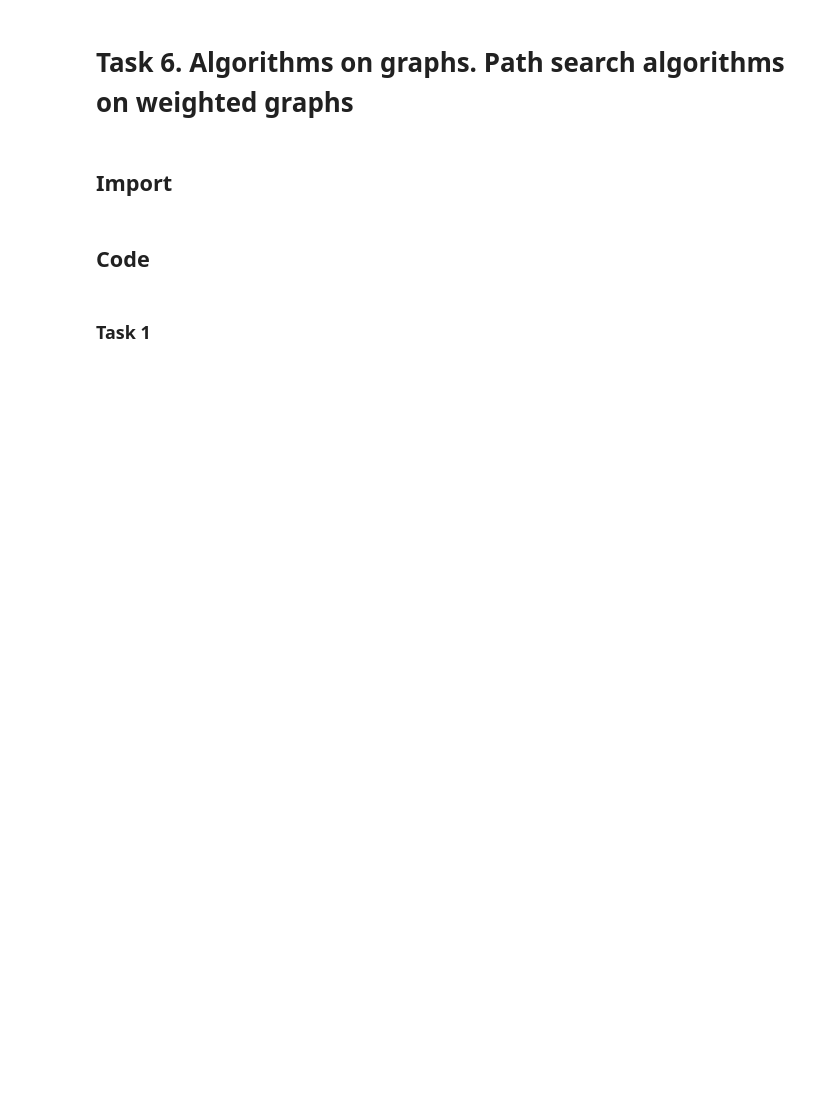
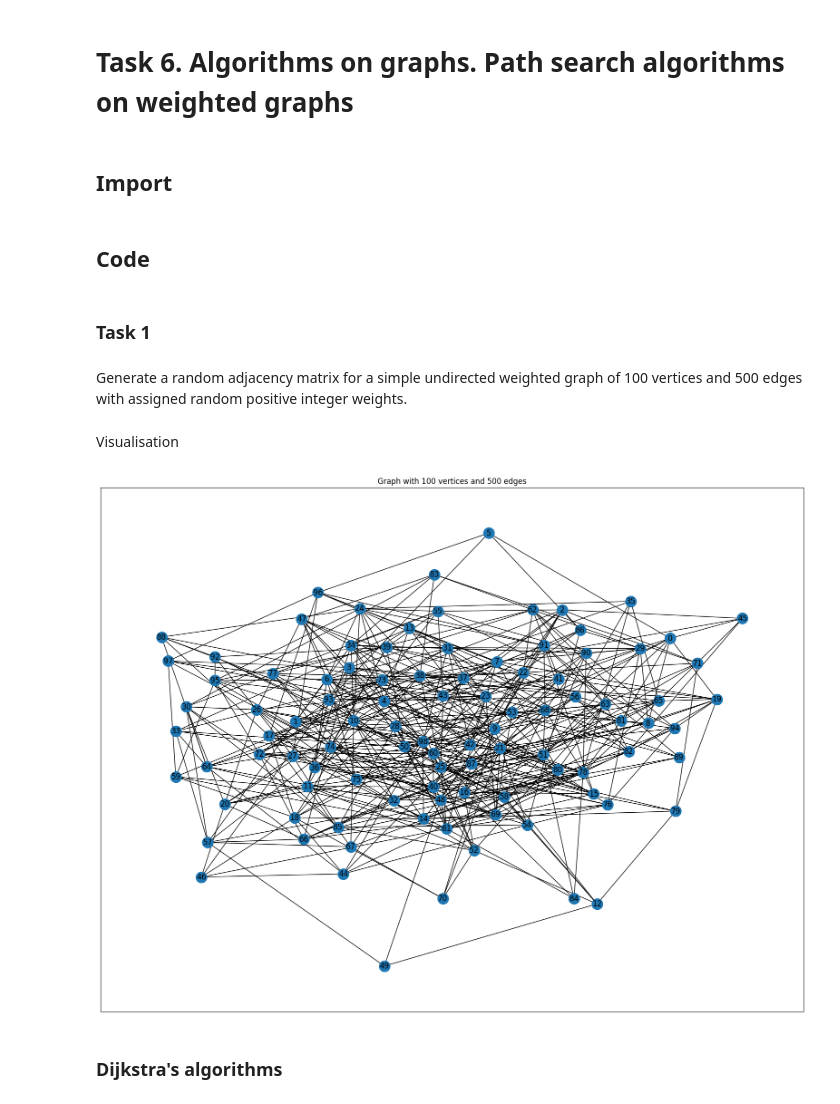
Before and after one commit to Swedist/study_itmo, a Jupyter notebook: algorithms/task_6.ipynb, the cells around one changed output. Drawn from its saved outputs; the diff is of its cells as text; code cells hidden in the pictures; blank space fills up the shorter version.

Commit message:
algorithms: task_6

```diff
--- a/algorithms/task_6.ipynb
+++ b/algorithms/task_6.ipynb
@@ -11,0 +14,42 @@ num_edges = 500
+# %% [markdown]
+Generate a random adjacency matrix for a simple undirected weighted graph of
+100 vertices and 500 edges with assigned random positive integer weights.
+# %%
+num_vertices = 100
+num_edges = 500
+
+# create target matrix
+adjacency_matrix = np.zeros((num_vertices, num_vertices))
+for _ in range(num_edges):
+    i, j = np.random.randint(0, 99), np.random.randint(0, 99)
+    if i != j and adjacency_matrix[i, j] == 0:
+        weight = np.random.randint(0, 1000)
+        adjacency_matrix[i, j], adjacency_matrix[j, i] = weight, weight
+# %%
+adjacency_dict = dict(map(lambda i: (i, []), range(num_vertices)))
+for k, v in adjacency_dict.items():
+    for i in range(num_vertices):
+        if adjacency_matrix[k, i] == 0:
+            continue
+        adjacency_dict[k].append([i, adjacency_matrix[k, i]])
+# %%
+adjacency_list = []
+for k in adjacency_dict:
+    temp_adjacency_list = []
+    for temp_value in adjacency_dict[k]:
+        temp_adjacency_list.append([k, temp_value[0], temp_value[1]])
+    adjacency_list.extend(temp_adjacency_list)
+# %% [markdown]
+Visualisation
+# %%
+visualize = [i[0:2] for i in adjacency_list]
+G = nx.Graph()
+plt.figure(figsize=(20, 15))
+plt.title(f'Graph with {num_vertices} vertices and {num_edges} edges')
+G.add_edges_from(visualize)
+nx.draw_networkx(G)
+plt.show()
+# %% [output]
+[figure, added]
+# %% [markdown]
+### Dijkstra's algorithms
```
Also changed, not shown: parts of 6 cells of this notebook, 1 other file.
